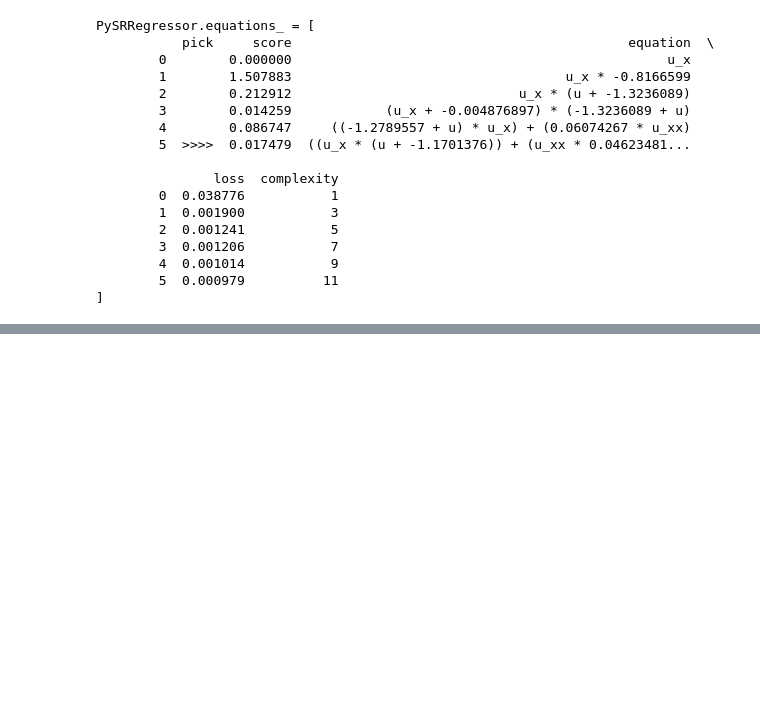
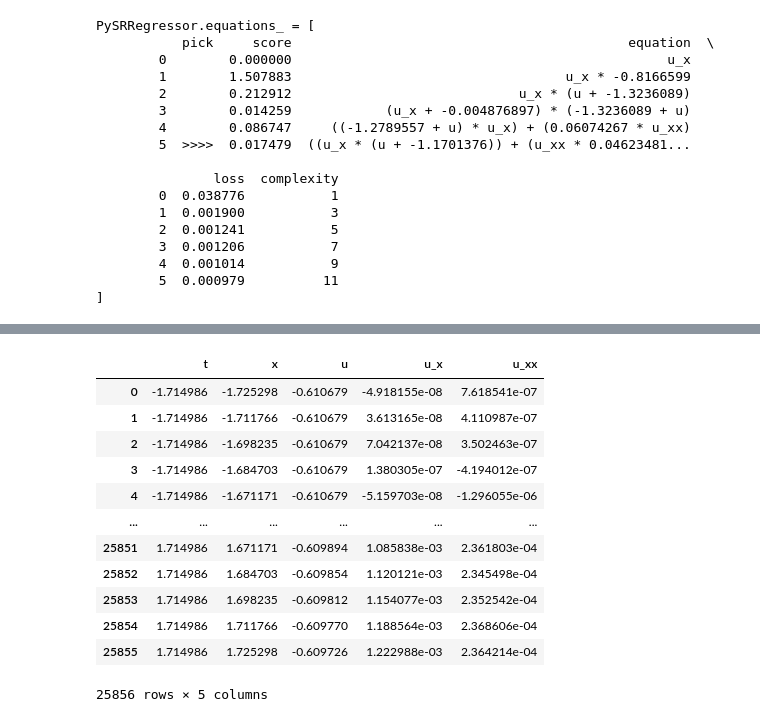
Before and after one commit to ChidiOkoene/EQUATION-DISCOVERY-in-ML, a Jupyter notebook: codes/PySR_Burger.ipynb, the cells around one changed output, grey strips where cells are left out. Drawn from its saved outputs; the diff is of its cells as text; code cells hidden in the pictures; blank space fills up the shorter version.

```diff
--- a/codes/PySR_Burger.ipynb
+++ b/codes/PySR_Burger.ipynb
@@ -581,14 +687,14 @@ complexity_options = {
         "/": 10,  # Strongly discourage division unless necessary
         "sin": 100,  # Exclude unnecessary functions
         "cos": 100,
-        "()": 6
+        "()": 5
     },
-    "complexity_of_constants": 4,  # Ensure constants have minimal impact on complexity
-    "complexity_of_variables": 3  # Discourage variable repetition
+    "complexity_of_constants": 3,  # Ensure constants have minimal impact on complexity
+    "complexity_of_variables": 2  # Discourage variable repetition
 }
 
 
-model_5 = PySRRegressor(
+model_6 = PySRRegressor(
     niterations=2,  # Number of iterations (adjust as necessary)
 
     # List of binary operators (two inputs)
@@ -610,7 +716,8 @@ model_5 = PySRRegressor(
     complexity_of_variables=complexity_options["complexity_of_variables"],
     population_size=15,               # Population size for evolutionary search
     batching=True,
-
+    precision=64,
+    parsimony=1e-5,
     batch_size=5000,                    # Batching for large datapoint
     maxsize=13                          # Maximum complexity of equations
 )
@@ -616,0 +728,2 @@ model_5 = PySRRegressor(
+# %%
+model_6.fit(Xf, u_t_pred)
@@ -713,0 +916,6 @@ PySRRegressor.equations_ = [
+# %%
+from sklearn.preprocessing import StandardScaler
+
+# Normalize X and rescale y
+scaler = StandardScaler()
+X_normalized = scaler.fit_transform(Xf)
@@ -713,0 +938,18 @@ PySRRegressor.equations_ = [
+# %%
+X_df = pd.DataFrame(X_normalized, columns=variable_names)
+# %%
+X_df
+# %% [output]
+|  | t | x | u | u_x | u_xx |
+| 0 | -1.714986 | -1.725298 | -0.610679 | -4.918155e-08 | 7.618541e-07 |
+| 1 | -1.714986 | -1.711766 | -0.610679 | 3.613165e-08 | 4.110987e-07 |
+| 2 | -1.714986 | -1.698235 | -0.610679 | 7.042137e-08 | 3.502463e-07 |
+| 3 | -1.714986 | -1.684703 | -0.610679 | 1.380305e-07 | -4.194012e-07 |
+| 4 | -1.714986 | -1.671171 | -0.610679 | -5.159703e-08 | -1.296055e-06 |
+| ... | ... | ... | ... | ... | ... |
+| 25851 | 1.714986 | 1.671171 | -0.609894 | 1.085838e-03 | 2.361803e-04 |
+| 25852 | 1.714986 | 1.684703 | -0.609854 | 1.120121e-03 | 2.345498e-04 |
+| 25853 | 1.714986 | 1.698235 | -0.609812 | 1.154077e-03 | 2.352542e-04 |
+| 25854 | 1.714986 | 1.711766 | -0.609770 | 1.188564e-03 | 2.368606e-04 |
+| 25855 | 1.714986 | 1.725298 | -0.609726 | 1.222988e-03 | 2.364214e-04 |
+25856 rows × 5 columns
```
Also changed, not shown: parts of 22 cells of this notebook, 38 other files.
